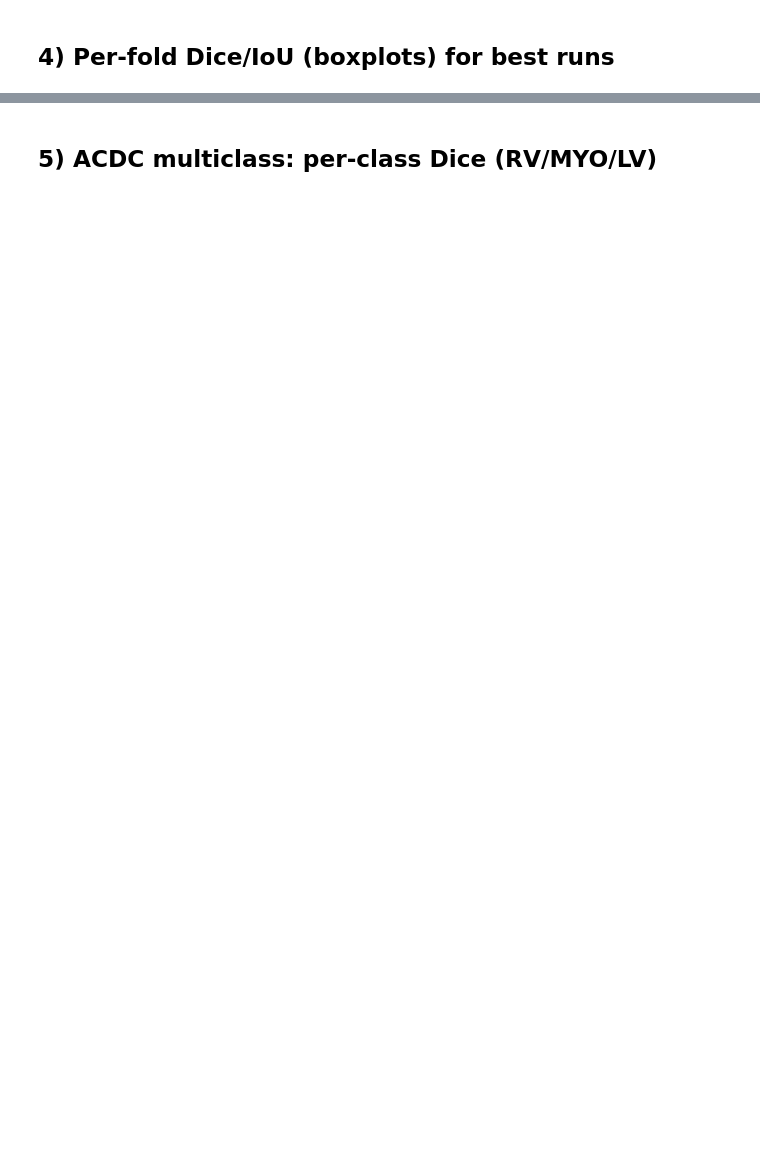
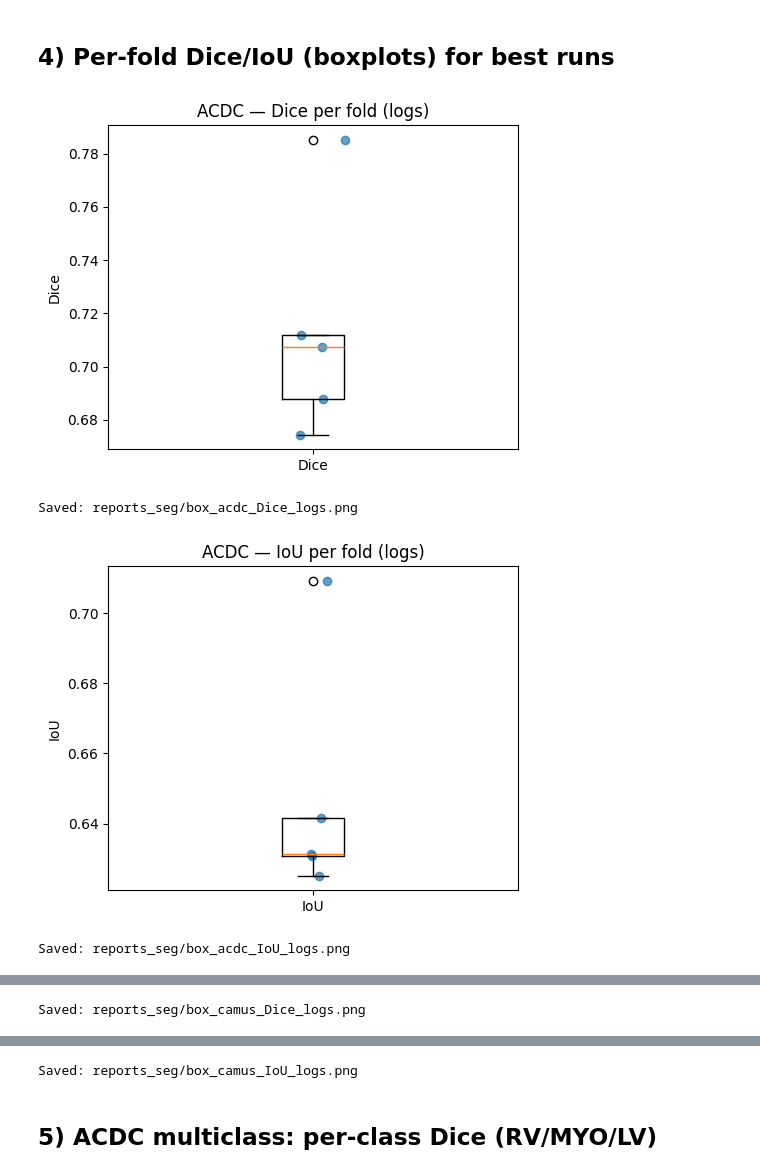
Before and after one commit to Ahanaf-Abrar-Trishad/cardiac_early_detection_repo, a Jupyter notebook: notebooks/cardiac_seg_report.ipynb, the cells around one changed output, grey strips where cells are left out. Saved outputs shown, nothing was run; the diff lists cells and outputs as text; code cells hidden in the pictures; blank space fills up the shorter version.

```diff
--- a/notebooks/cardiac_seg_report.ipynb
+++ b/notebooks/cardiac_seg_report.ipynb
@@ -122,28 +143,33 @@ else:
 # %%
 def boxplot_folds(tag, dataset, metric="Dice"):
     csvp = Path(tag)/f"cv_seg_{dataset}_metrics.csv"
     if not csvp.exists():
         print(f"[warn] {csvp} missing")
         return
     df = pd.read_csv(csvp)
     if metric not in df.columns:
         print(f"[warn] {metric} not in {csvp.name}")
         return
     plt.figure(figsize=(5,4))
     # one box since it's across folds; also show scatter of fold values
-    plt.boxplot(df[metric].values, labels=[metric])
+    plt.boxplot(df[metric].values, tick_labels=[metric])  # Fixed deprecated 'labels' parameter
     x = np.random.normal(1, 0.04, size=len(df))
     plt.scatter(x, df[metric].values, alpha=0.7)
     plt.title(f"{dataset.upper()} — {metric} per fold ({tag})")
     plt.ylabel(metric)
     plt.tight_layout()
     out = reports_dir / f"box_{dataset}_{metric}_{Path(tag).name}.png"
     plt.savefig(out, dpi=150); plt.show()
     print("Saved:", out)
 
 if not best.empty:
     for _, row in best.iterrows():
         for metric in ["Dice","IoU"]:
             boxplot_folds(row["tag"], row["dataset"], metric=metric)
 else:
     print("[warn] No best rows to plot.")
+# %% [output]
+[figure, added]
+Saved: reports_seg/box_acdc_Dice_logs.png
+[figure, added]
+Saved: reports_seg/box_acdc_IoU_logs.png
@@ -149,0 +177 @@ else:
+Saved: reports_seg/box_camus_Dice_logs.png
@@ -150,3 +179,4 @@ else:
+Saved: reports_seg/box_camus_IoU_logs.png
 # %% [markdown]
 ## 5) ACDC multiclass: per-class Dice (RV/MYO/LV)
 # %%
```
Also changed, not shown: parts of 8 cells of this notebook, 3 other files.
